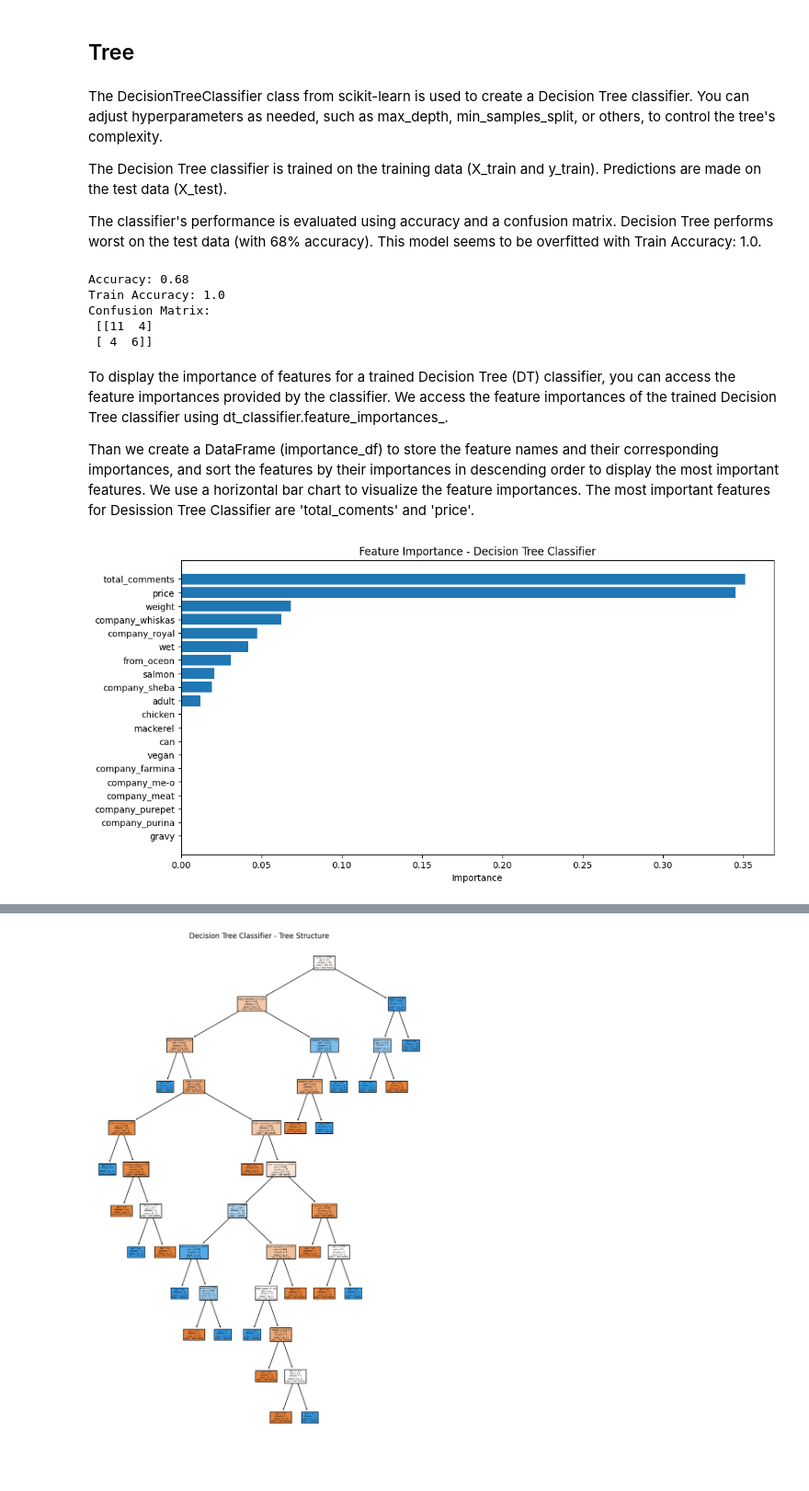
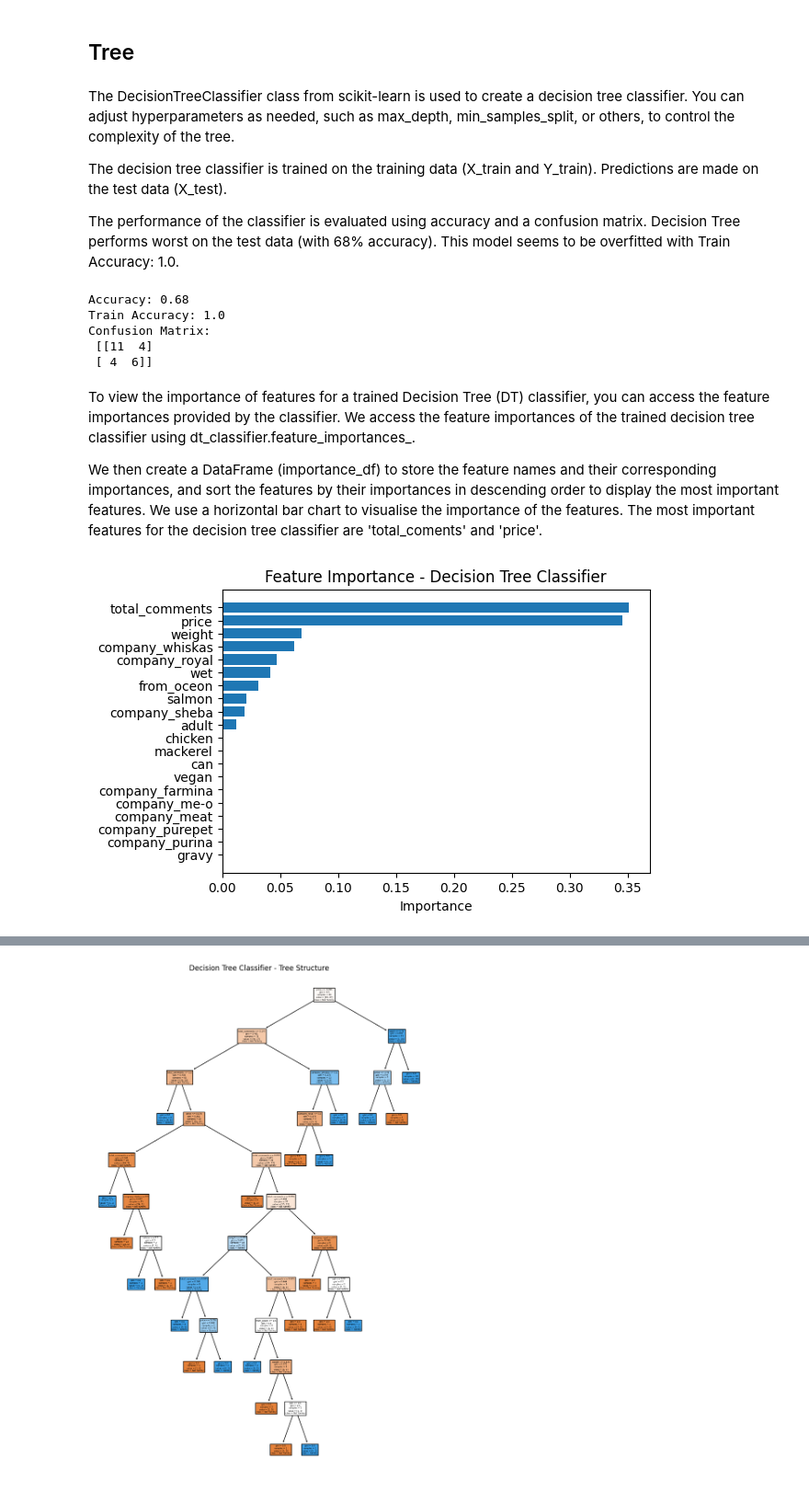
Before and after one commit to katerynakononova/Comics, a Jupyter notebook: 02_Classifiers.ipynb, the cells around one changed output, grey strips where cells are left out. Shown: that part at 92% size. Cells and saved outputs as stored; diff of their text form; code cells hidden in the pictures.

```diff
--- a/02_Classifiers.ipynb
+++ b/02_Classifiers.ipynb
@@ -453,11 +425,11 @@ plt.show()
 # %% [markdown]
 ## Tree
 # %% [markdown]
-The DecisionTreeClassifier class from scikit-learn is used to create a Decision Tree classifier. You can adjust hyperparameters as needed, such as max_depth, min_samples_split, or others, to control the tree's complexity.
+The DecisionTreeClassifier class from scikit-learn is used to create a decision tree classifier. You can adjust hyperparameters as needed, such as max_depth, min_samples_split, or others, to control the complexity of the tree.
 
-The Decision Tree classifier is trained on the training data (X_train and y_train). Predictions are made on the test data (X_test).
+The decision tree classifier is trained on the training data (X_train and Y_train). Predictions are made on the test data (X_test).
 
-The classifier's performance is evaluated using accuracy and a confusion matrix. Decision Tree performs worst on the test data (with 68% accuracy). This model seems to be overfitted with Train Accuracy: 1.0.
+The performance of the classifier is evaluated using accuracy and a confusion matrix. Decision Tree performs worst on the test data (with 68% accuracy). This model seems to be overfitted with Train Accuracy: 1.0.
 # %%
 from sklearn.tree import DecisionTreeClassifier
 
@@ -487,31 +459,31 @@ Confusion Matrix:
  [[11  4]
  [ 4  6]]
 # %% [markdown]
-To display the importance of features for a trained Decision Tree (DT) classifier, you can access the feature importances provided by the classifier. We access the feature importances of the trained Decision Tree classifier using dt_classifier.feature_importances_.
+To view the importance of features for a trained Decision Tree (DT) classifier, you can access the feature importances provided by the classifier. We access the feature importances of the trained decision tree classifier using dt_classifier.feature_importances_.
 
-Than we create a DataFrame (importance_df) to store the feature names and their corresponding importances, and sort the features by their importances in descending order to display the most important features. We use a horizontal bar chart to visualize the feature importances. The most important features for Desission Tree Classifier are 'total_coments' and 'price'.
+We then create a DataFrame (importance_df) to store the feature names and their corresponding importances, and sort the features by their importances in descending order to display the most important features. We use a horizontal bar chart to visualise the importance of the features. The most important features for the decision tree classifier are 'total_coments' and 'price'.
 # %%
 # Assuming you have already trained a Decision Tree classifier and stored it in 'dt_classifier'
 
 # Get the feature names (column names) from your DataFrame
 feature_names = X_train.columns  # Replace with your feature DataFrame (X_train)
 
 # Get the feature importances from the trained Decision Tree classifier
 feature_importances = dt_classifier.feature_importances_
 
 # Create a DataFrame to store feature names and their importances
 importance_df = pd.DataFrame({'Feature': feature_names, 'Importance': feature_importances})
 
 # Sort the features by their importances in descending order to display the most important ones
 sorted_importance_df = importance_df.sort_values(by='Importance', ascending=False)
 
 # Plot the feature importances
-plt.figure(figsize=(12, 6))
+plt.figure(figsize=(6, 4))
 plt.barh(sorted_importance_df['Feature'], sorted_importance_df['Importance'])
 plt.xlabel('Importance')
 plt.title('Feature Importance - Decision Tree Classifier')
 plt.gca().invert_yaxis()  # Invert the y-axis for better visualization
 plt.show()
 # %% [output]
-[figure, old version]
+[figure, new version]
 # %% [markdown]
```
Also changed, not shown: parts of 31 cells of this notebook, 3 other files.
